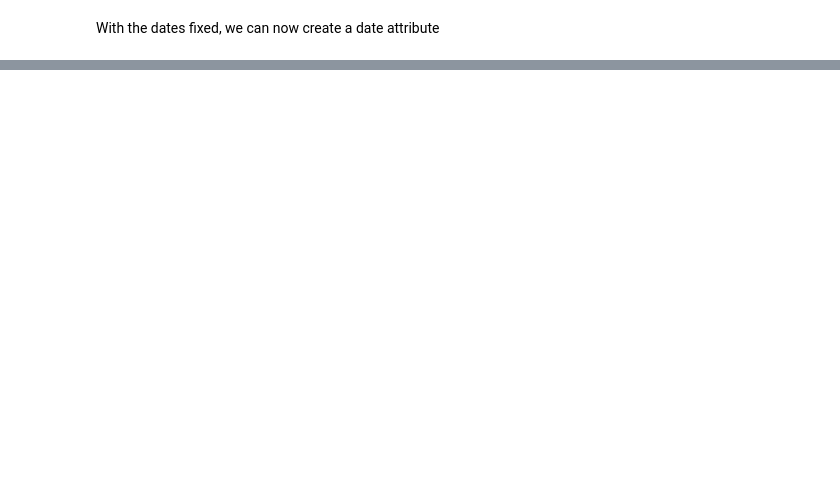
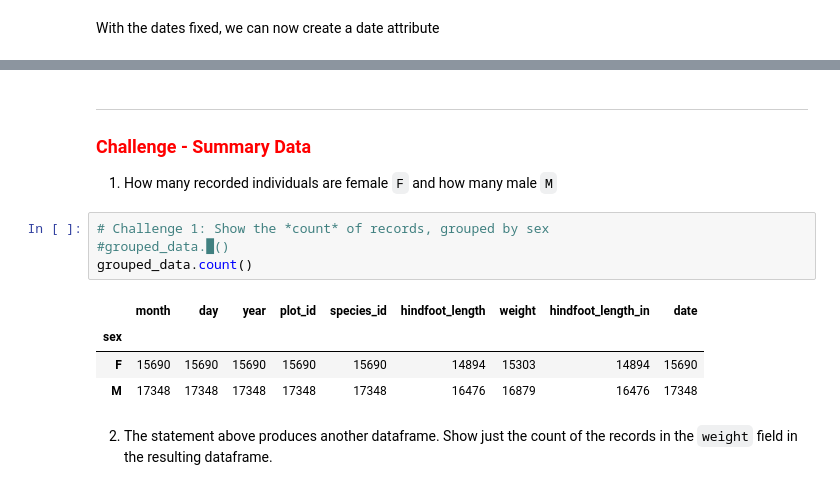
Before and after one commit to yiwang195/ScientificComputing, a Jupyter notebook: 2-Pandas/2-Analyzing-data-with-Pandas.ipynb, the cells around one changed output, grey strips where cells are left out. Saved outputs shown, nothing was run; the diff lists cells and outputs as text; blank space fills up the shorter version.

```diff
--- a/2-Pandas/2-Analyzing-data-with-Pandas.ipynb
+++ b/2-Pandas/2-Analyzing-data-with-Pandas.ipynb
@@ -202,0 +445,15 @@ grouped_data['weight'].describe()
+# %% [markdown]
+---
+### <font color='red'>Challenge - Summary Data </font>
+1. How many recorded individuals are female `F` and how many male `M`
+# %%
+# Challenge 1: Show the *count* of records, grouped by sex
+#grouped_data.█()
+grouped_data.count()
+# %% [output]
+|  | month | day | year | plot_id | species_id | hindfoot_length | weight | hindfoot_length_in | date |
+| sex |  |  |  |  |  |  |  |  |  |
+| F | 15690 | 15690 | 15690 | 15690 | 15690 | 14894 | 15303 | 14894 | 15690 |
+| M | 17348 | 17348 | 17348 | 17348 | 17348 | 16476 | 16879 | 16476 | 17348 |
+# %% [markdown]
+2. The statement above produces another dataframe. Show just the count of the records in the `weight` field in the resulting dataframe.
```
Also changed, not shown: parts of 46 cells of this notebook.
